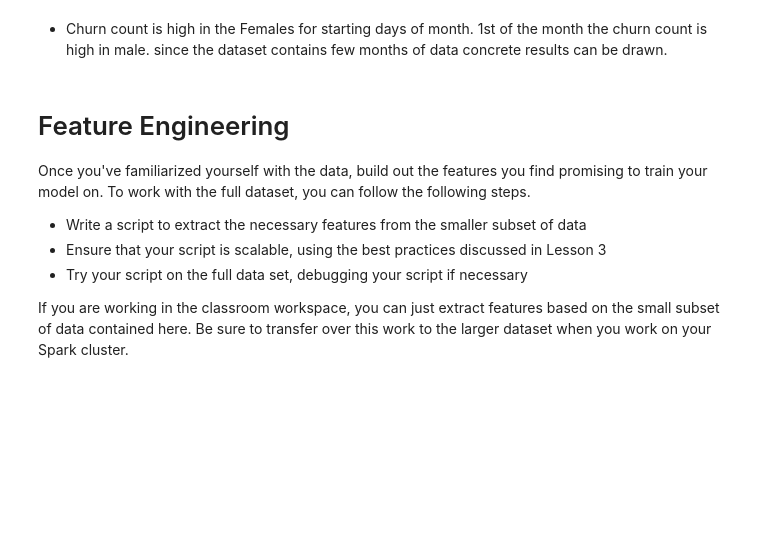
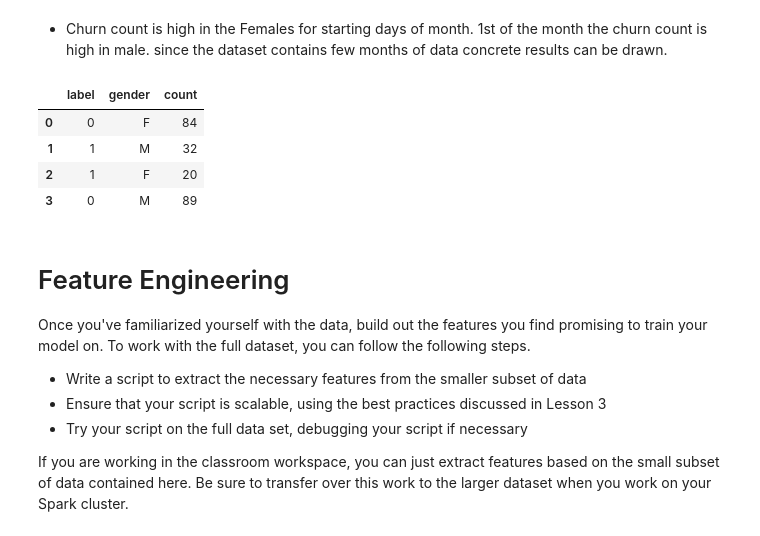
Before and after one commit to ds-praveenkumar/sparkify, a Jupyter notebook: Sparkify.ipynb, the cells around one changed output. Cells and saved outputs as stored; diff of their text form; code cells hidden in the pictures; blank space fills up the shorter version.

```diff
--- a/Sparkify.ipynb
+++ b/Sparkify.ipynb
@@ -507,6 +511,14 @@ TypeError: 'NoneType' object is not iterable
 [figure]
 # %% [markdown]
 * Churn count is high in the Females for starting days of month. 1st of the month the churn count is high in male. since the dataset contains few months of data concrete results can be drawn.
+# %%
+gender_df.head()
+# %% [output]
+|  | label | gender | count |
+| 0 | 0 | F | 84 |
+| 1 | 1 | M | 32 |
+| 2 | 1 | F | 20 |
+| 3 | 0 | M | 89 |
 # %% [markdown]
 # Feature Engineering
 Once you've familiarized yourself with the data, build out the features you find promising to train your model on. To work with the full dataset, you can follow the following steps.
```
Also changed, not shown: parts of 49 cells of this notebook, 8 other files.
